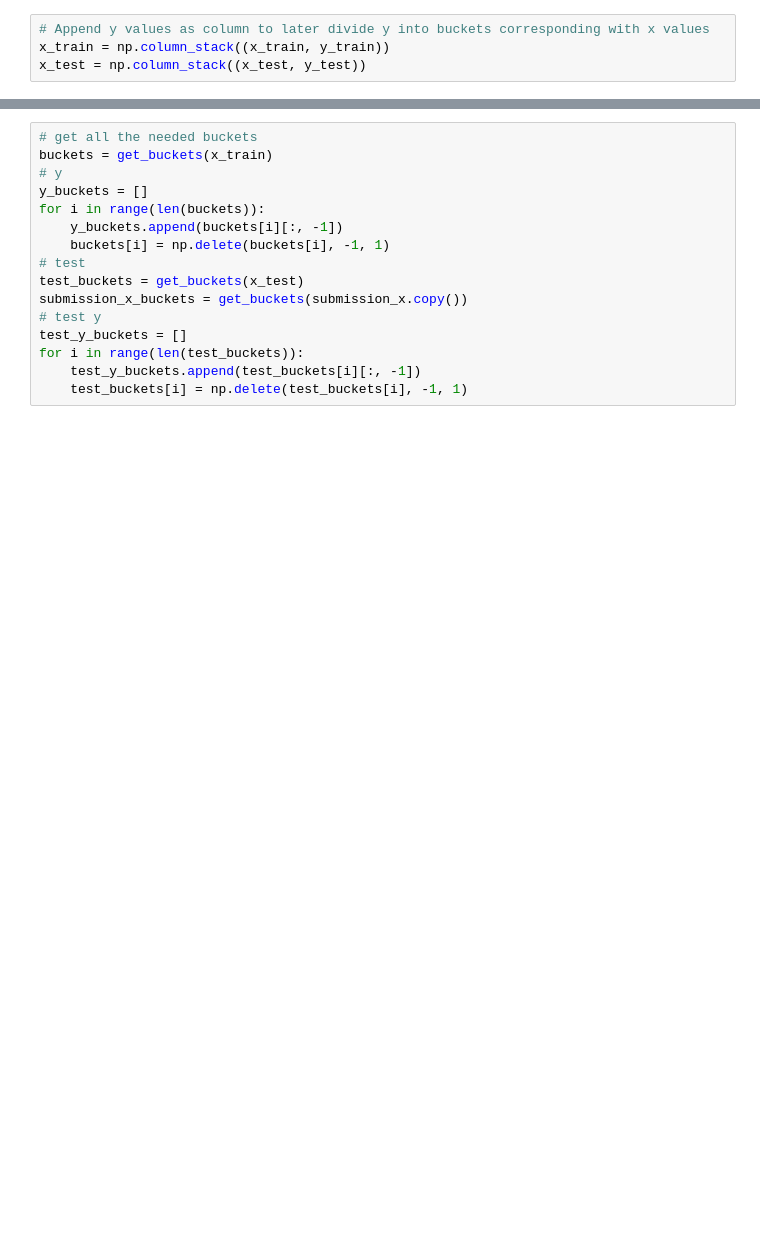
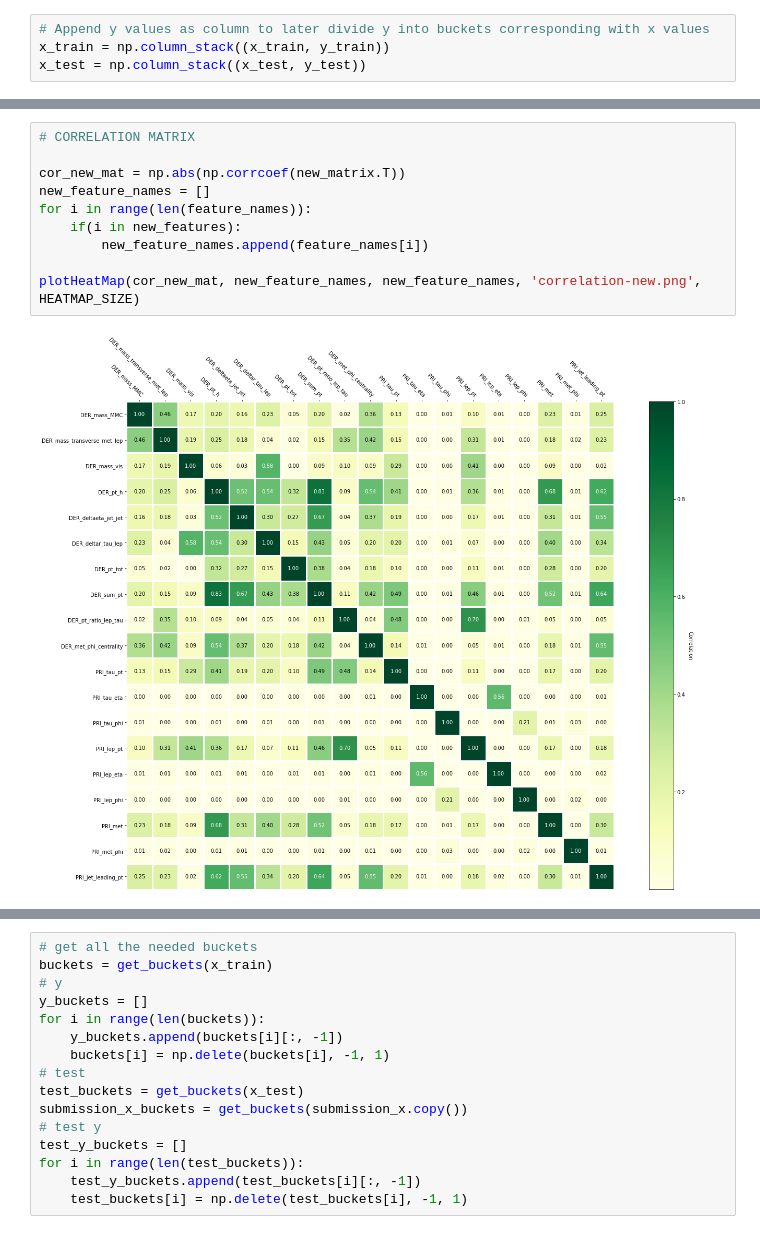
Before and after one commit to tkalim/ML-Project-1, a Jupyter notebook: scripts/project1.ipynb, the cells around one changed output, grey strips where cells are left out. Cells and saved outputs as stored; diff of their text form; blank space fills up the shorter version.

```diff
--- a/scripts/project1.ipynb
+++ b/scripts/project1.ipynb
@@ -32,0 +50,12 @@ x_test = np.column_stack((x_test, y_test))
+# %%
+# CORRELATION MATRIX
+
+cor_new_mat = np.abs(np.corrcoef(new_matrix.T))
+new_feature_names = []
+for i in range(len(feature_names)):
+    if(i in new_features):
+        new_feature_names.append(feature_names[i])
+
+plotHeatMap(cor_new_mat, new_feature_names, new_feature_names, 'correlation-new.png', HEATMAP_SIZE)
+# %% [output]
+[figure, added]
```
Also changed, not shown: parts of 23 cells of this notebook, 2 other files.
